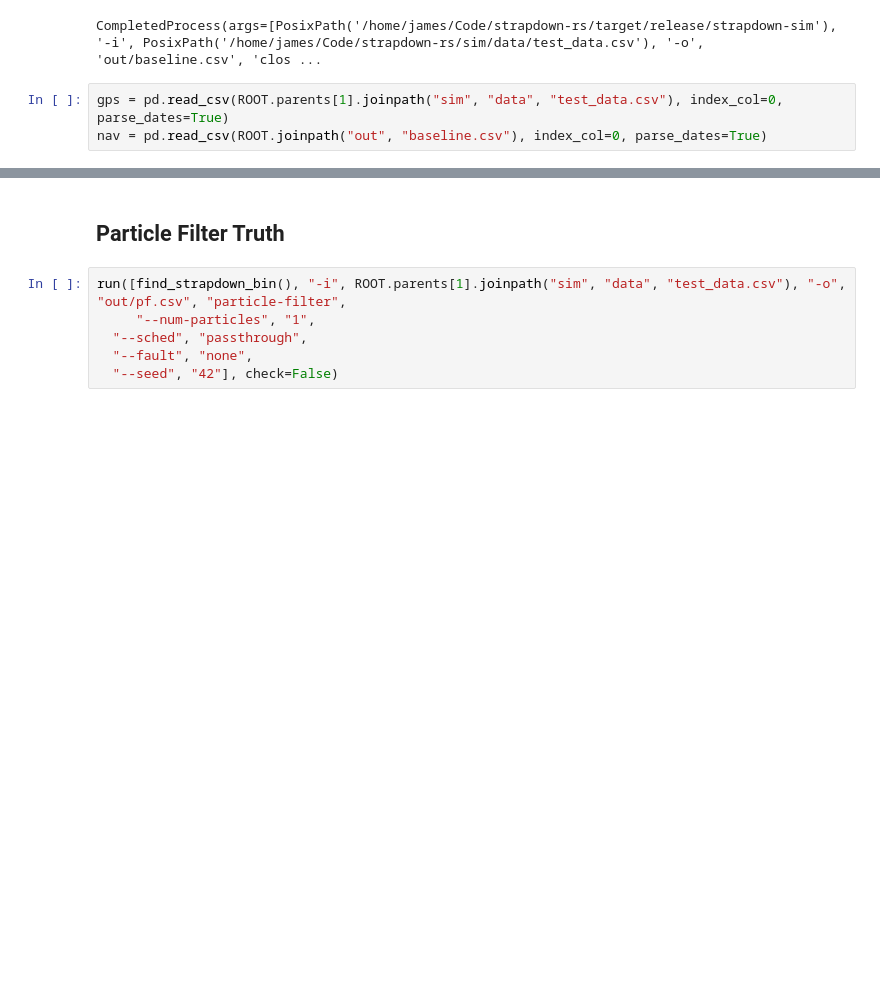
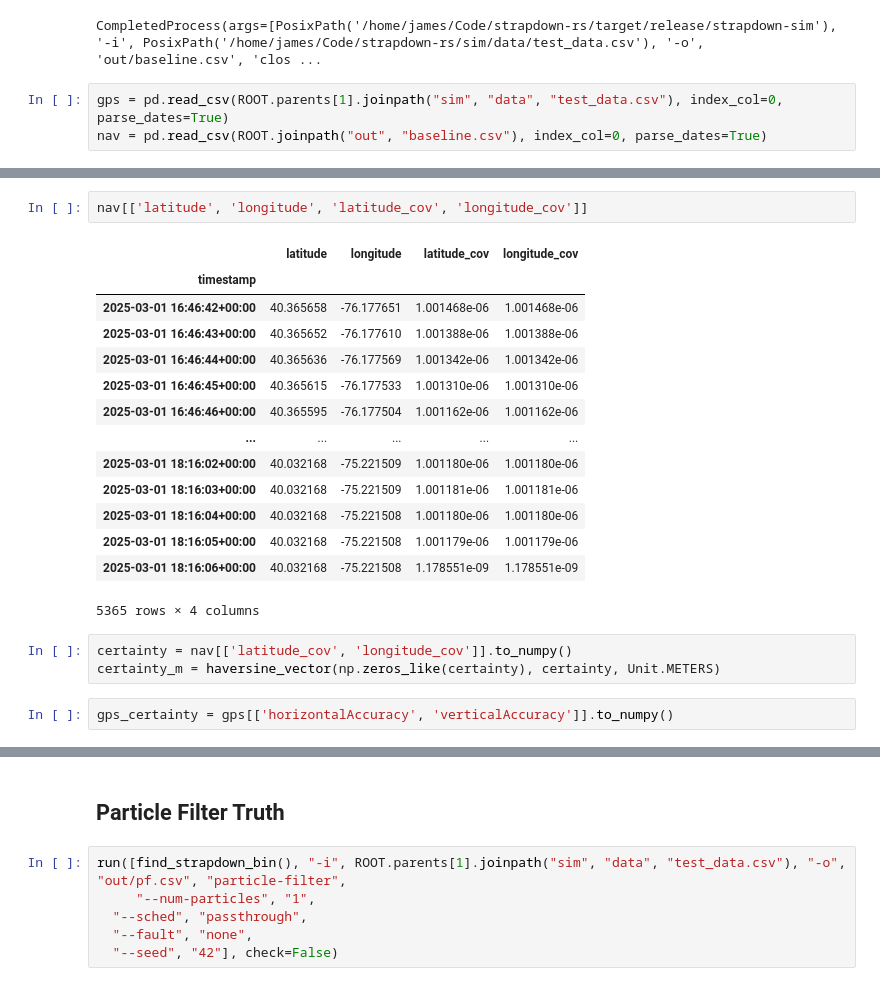
Before and after one commit to jbrodovsky/strapdown-rs, a Jupyter notebook: examples/strapdown-sim/strapdown-sim.ipynb, the cells around one changed output, grey strips where cells are left out. Cells and saved outputs as stored; diff of their text form; blank space fills up the shorter version.

```diff
--- a/examples/strapdown-sim/strapdown-sim.ipynb
+++ b/examples/strapdown-sim/strapdown-sim.ipynb
@@ -150,3 +172,25 @@ fig.savefig(ROOT.joinpath("out", "route_gps.png"), dpi=300)
+# %%
+nav[['latitude', 'longitude', 'latitude_cov', 'longitude_cov']]
+# %% [output]
+|  | latitude | longitude | latitude_cov | longitude_cov |
+| timestamp |  |  |  |  |
+| 2025-03-01 16:46:42+00:00 | 40.365658 | -76.177651 | 1.001468e-06 | 1.001468e-06 |
+| 2025-03-01 16:46:43+00:00 | 40.365652 | -76.177610 | 1.001388e-06 | 1.001388e-06 |
+| 2025-03-01 16:46:44+00:00 | 40.365636 | -76.177569 | 1.001342e-06 | 1.001342e-06 |
+| 2025-03-01 16:46:45+00:00 | 40.365615 | -76.177533 | 1.001310e-06 | 1.001310e-06 |
+| 2025-03-01 16:46:46+00:00 | 40.365595 | -76.177504 | 1.001162e-06 | 1.001162e-06 |
+| ... | ... | ... | ... | ... |
+| 2025-03-01 18:16:02+00:00 | 40.032168 | -75.221509 | 1.001180e-06 | 1.001180e-06 |
+| 2025-03-01 18:16:03+00:00 | 40.032168 | -75.221509 | 1.001181e-06 | 1.001181e-06 |
+| 2025-03-01 18:16:04+00:00 | 40.032168 | -75.221508 | 1.001180e-06 | 1.001180e-06 |
+| 2025-03-01 18:16:05+00:00 | 40.032168 | -75.221508 | 1.001179e-06 | 1.001179e-06 |
+| 2025-03-01 18:16:06+00:00 | 40.032168 | -75.221508 | 1.178551e-09 | 1.178551e-09 |
+5365 rows × 4 columns
+# %%
+certainty = nav[['latitude_cov', 'longitude_cov']].to_numpy()
+certainty_m = haversine_vector(np.zeros_like(certainty), certainty, Unit.METERS)
+# %%
+gps_certainty = gps[['horizontalAccuracy', 'verticalAccuracy']].to_numpy()
 # %%
 fig, ax = plt.subplots(1, 1, figsize=(12, 4))
 two_d_error = haversine_vector(gps[["latitude", "longitude"]].to_numpy()[1:, :], nav[["latitude", "longitude"]].to_numpy(), Unit.METERS)
```
Also changed, not shown: parts of 6 cells of this notebook, 2 other files.
